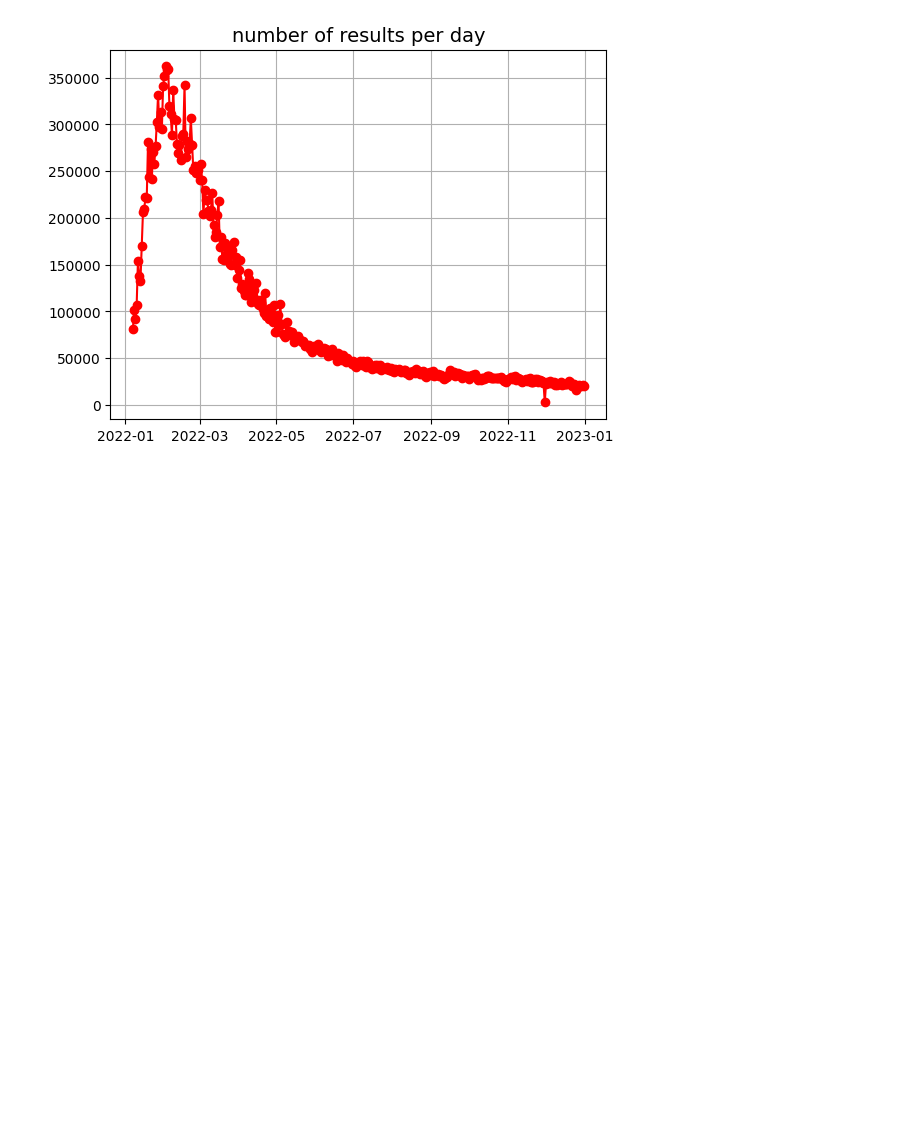
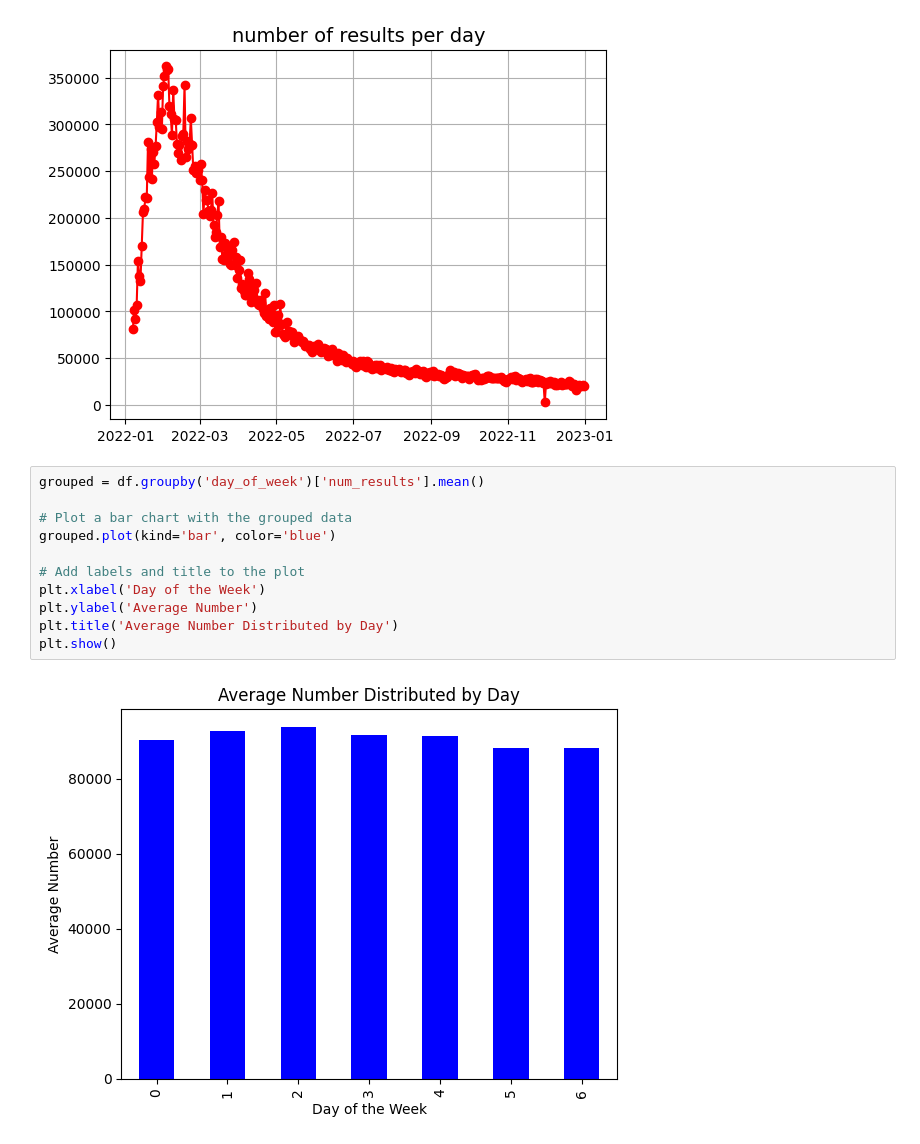
Before and after one commit to carlostbello/COMAP2023, a Jupyter notebook: src/test.ipynb, the cells around one changed output. Drawn from its saved outputs; the diff is of its cells as text; blank space fills up the shorter version.

```diff
--- a/src/test.ipynb
+++ b/src/test.ipynb
@@ -64,3 +64,16 @@ plt.grid(True)
 plt.show()
 # %% [output]
 [figure]
+# %%
+grouped = df.groupby('day_of_week')['num_results'].mean()
+
+# Plot a bar chart with the grouped data
+grouped.plot(kind='bar', color='blue')
+
+# Add labels and title to the plot
+plt.xlabel('Day of the Week')
+plt.ylabel('Average Number')
+plt.title('Average Number Distributed by Day')
+plt.show()
+# %% [output]
+[figure, added]
```
Also changed, not shown: parts of 3 cells of this notebook, 1 other file.
